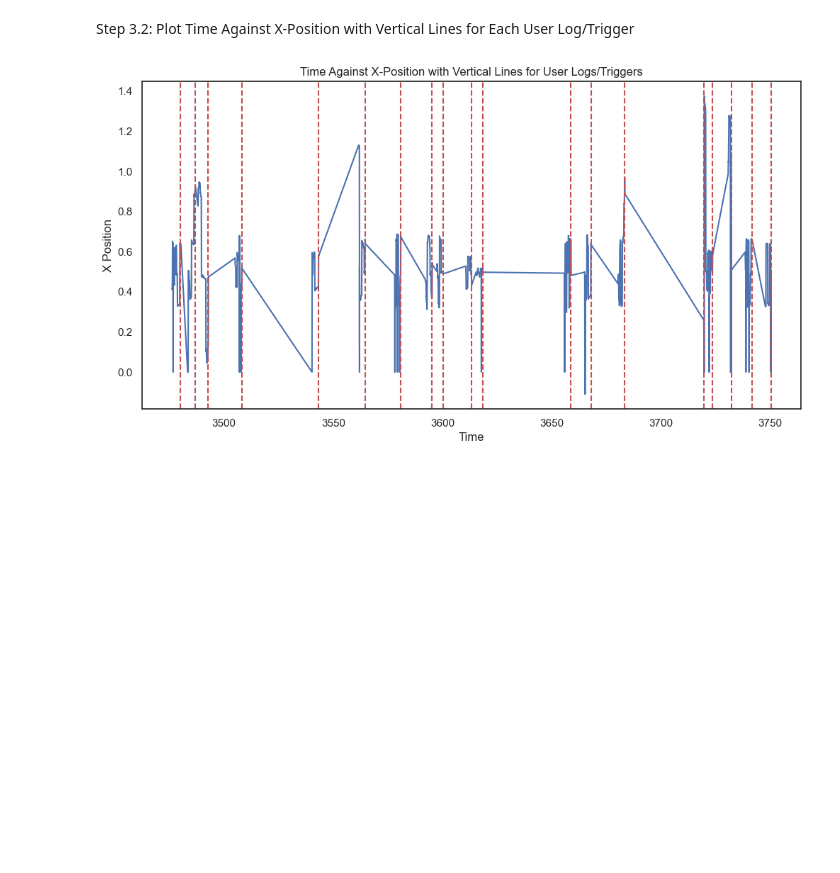
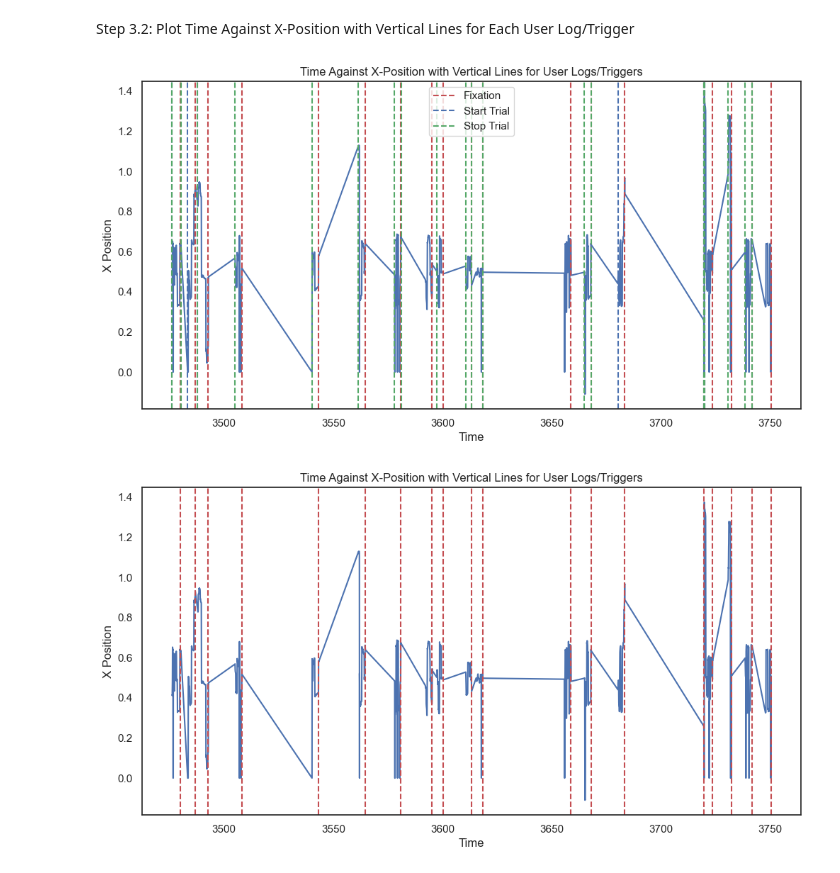
Before and after one commit to MaxBhdt/2024SoSe_EyeTracking, a Jupyter notebook: Lab/Experiment Pilot plot.ipynb, the cells around one changed output. Saved outputs shown, nothing was run; the diff lists cells and outputs as text; code cells hidden in the pictures; blank space fills up the shorter version.

Commit message:
Time vs X/Y  verschiedene Events geadded (FIXATION, START_Trial, ...)

```diff
--- a/Lab/Experiment Pilot plot.ipynb
+++ b/Lab/Experiment Pilot plot.ipynb
@@ -127,3 +134,38 @@ Step 3.2: Plot Time Against X-Position with Vertical Lines for Each User Log/Tri
+# %%
+
+# **Time vs. X Plot**
+plt.figure(figsize=(12, 6))
+sns.lineplot(data=data_tsv, x="TIME", y="FPOGX")
+plt.title('Time Against X-Position with Vertical Lines for User Logs/Triggers')
+plt.xlabel("Time")
+plt.ylabel("X Position")
+#plt.xlim(3500, 3600)
+
+# Filter the data_tsv for different event types
+fixation_times = data_tsv[data_tsv['USER'] == 'FIXATION']['TIME']
+start_trial_times = data_tsv[data_tsv['USER'] == 'START_TRIAL']['TIME']
+stop_trial_times = data_tsv[data_tsv['USER'] == 'STOP_TRIAL']['TIME']
+stimuli_times = data_tsv[data_tsv['USER'] == 'STIMULI']['TIME']
+coordinates_times = data_tsv[data_tsv['USER'] == 'COORDINATES']['TIME']
+
+# Add vertical lines for each event type
+for fixation_time in fixation_times:
+    plt.axvline(x=fixation_time, color='r', linestyle='--', label='Fixation' if fixation_time == fixation_times.iloc[0] else "")
+for start_trial_time in start_trial_times:
+    plt.axvline(x=start_trial_time, color='b', linestyle='--', label='Start Trial' if start_trial_time == start_trial_times.iloc[0] else "")
+for stop_trial_time in stop_trial_times:
+    plt.axvline(x=stop_trial_time, color='g', linestyle='--', label='Stop Trial' if stop_trial_time == stop_trial_times.iloc[0] else "")
+for stimuli_time in stimuli_times:
+    plt.axvline(x=stimuli_time, color='m', linestyle='--', label='Stimuli' if stimuli_time == stimuli_times.iloc[0] else "")
+for coordinates_time in coordinates_times:
+    plt.axvline(x=coordinates_time, color='y', linestyle='--', label='Coordinates' if coordinates_time == coordinates_times.iloc[0] else "")
+
+# Add a legend
+plt.legend()
+
+plt.show()
+# %% [output]
+[figure, added]
 # %%
 # **Time vs. X Plot**
 plt.figure(figsize=(12, 6))
```
Also changed, not shown: parts of 2 cells of this notebook.
